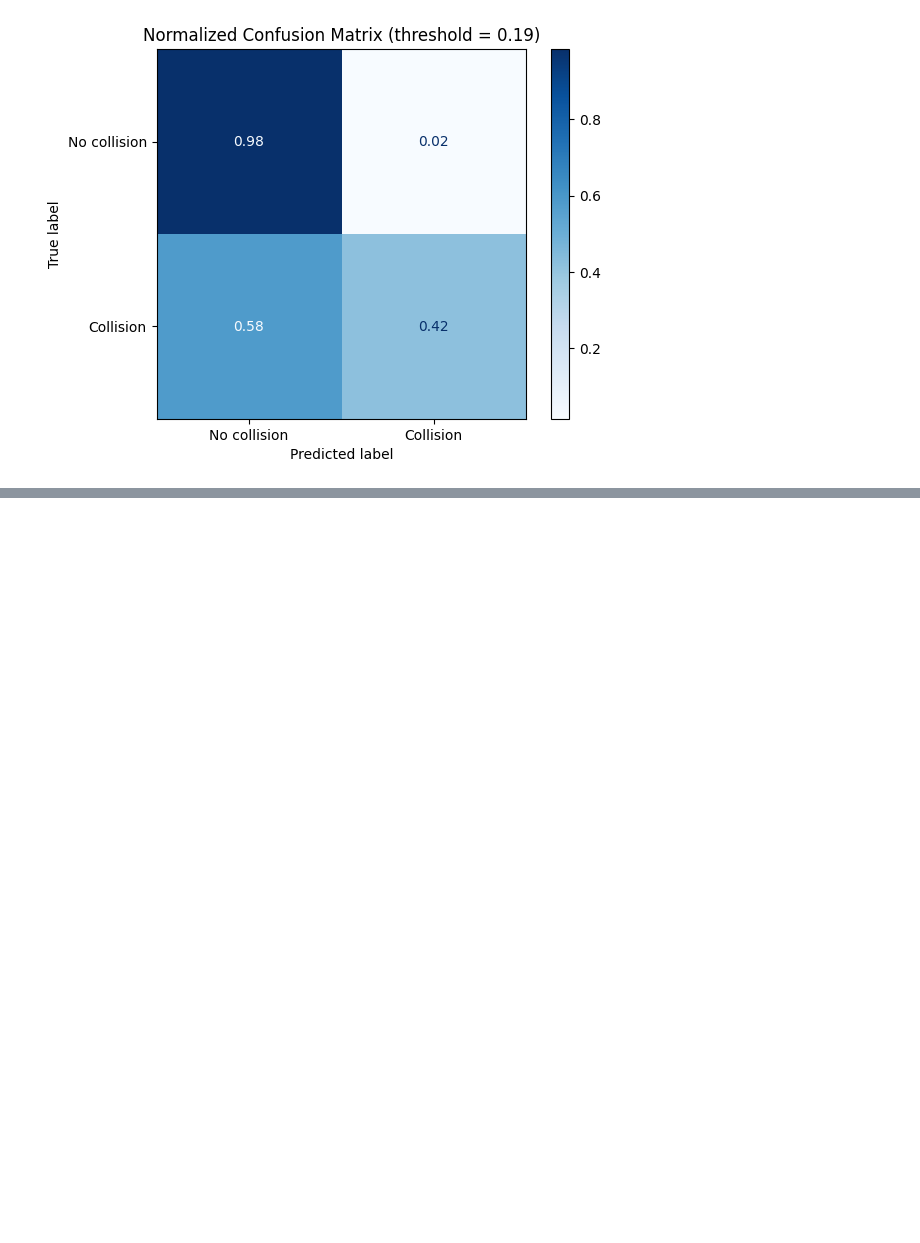
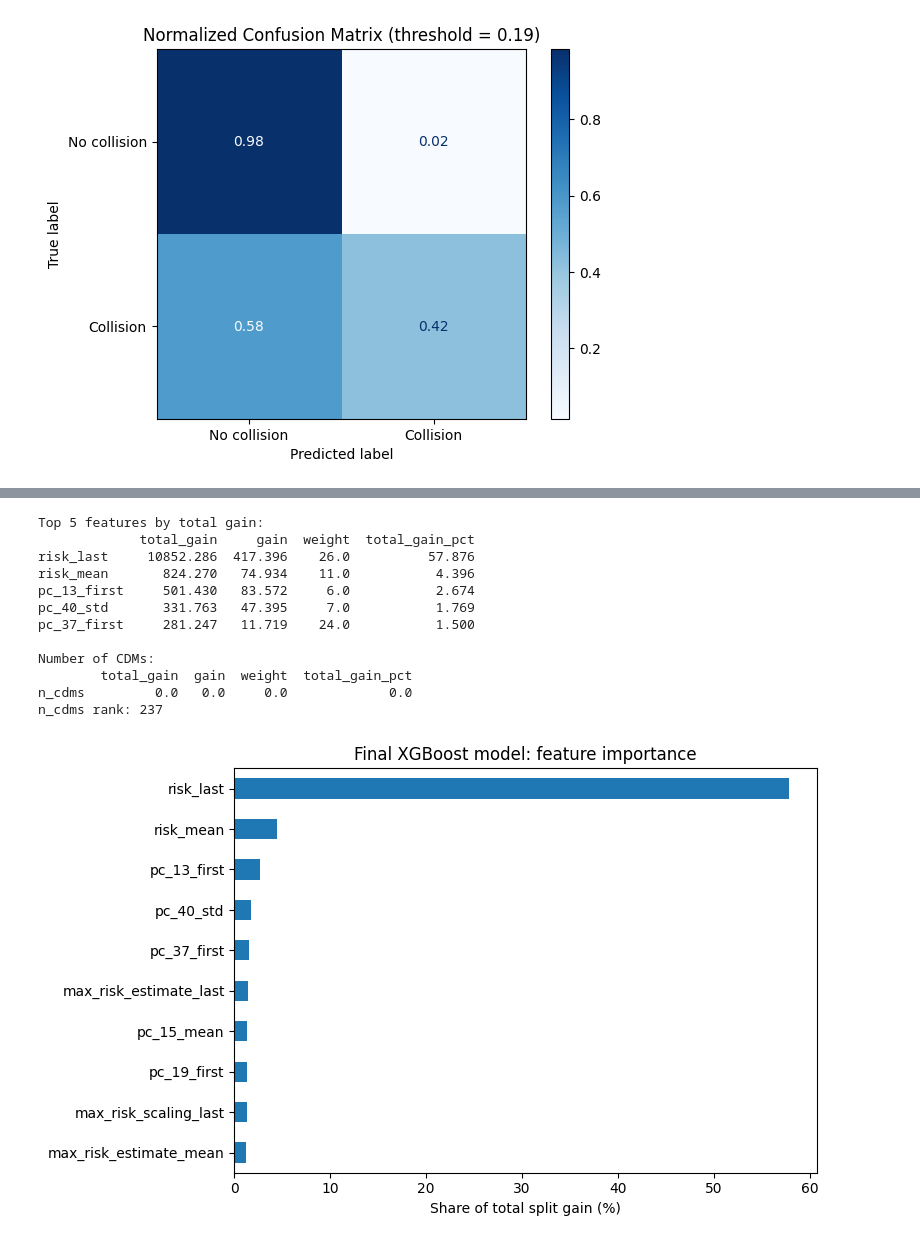
Before and after one commit to kevintannum/FYS-STK3155--Project3--UiO, a Jupyter notebook: code/XGBoost_reboot.ipynb, the cells around one changed output, grey strips where cells are left out. Drawn from its saved outputs; the diff is of its cells as text; code cells hidden in the pictures; blank space fills up the shorter version.

Commit message:
With bad with risk

```diff
--- a/code/XGBoost_reboot.ipynb
+++ b/code/XGBoost_reboot.ipynb
@@ -849,0 +919,46 @@ plt.show()
+# %%
+# UiO GPT 6.1  Sol
+booster = model.get_booster()
+
+importance = pd.DataFrame(index=X_train.columns)
+
+for kind in ["total_gain", "gain", "weight"]:
+    scores = booster.get_score(importance_type=kind)
+    importance[kind] = pd.Series(scores).reindex(
+        X_train.columns, fill_value=0
+    )
+
+importance["total_gain_pct"] = (
+    100 * importance["total_gain"] / importance["total_gain"].sum()
+)
+
+importance = importance.sort_values("total_gain", ascending=False)
+
+print("Top 5 features by total gain:")
+print(importance.head(5).round(3))
+
+print("\nNumber of CDMs:")
+print(importance.loc[["n_cdms"]].round(3))
+print("n_cdms rank:", importance.index.get_loc("n_cdms") + 1)
+
+importance["total_gain_pct"].head(10).sort_values().plot.barh(
+    figsize=(8, 5)
+)
+plt.xlabel("Share of total split gain (%)")
+plt.title("Final XGBoost model: feature importance")
+plt.tight_layout()
+plt.show()
+# %% [output]
+Top 5 features by total gain:
+             total_gain     gain  weight  total_gain_pct
+risk_last     10852.286  417.396    26.0          57.876
+risk_mean       824.270   74.934    11.0           4.396
+pc_13_first     501.430   83.572     6.0           2.674
+pc_40_std       331.763   47.395     7.0           1.769
+pc_37_first     281.247   11.719    24.0           1.500
+
+Number of CDMs:
+        total_gain  gain  weight  total_gain_pct
+n_cdms         0.0   0.0     0.0             0.0
+n_cdms rank: 237
+[figure, added]
```
Also changed, not shown: parts of 4 cells of this notebook.
